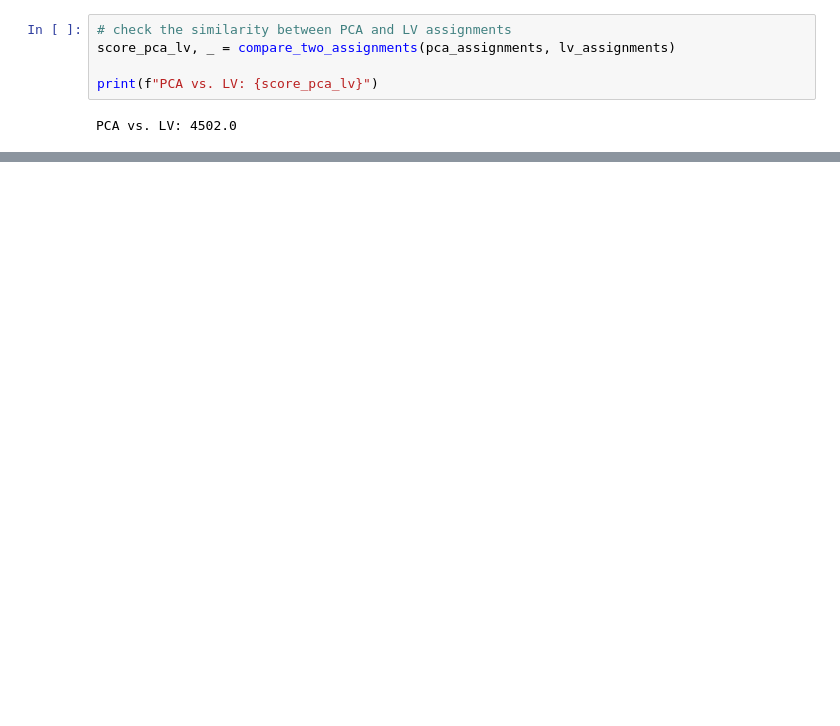
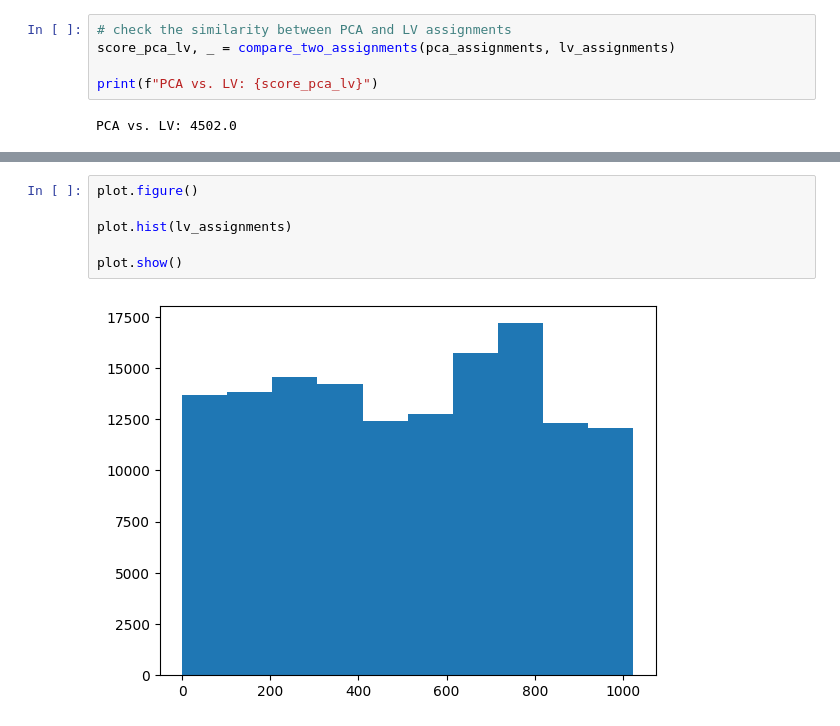
Before and after one commit to sc4224/flywrite, a Jupyter notebook: cluster_similarity_test.ipynb, the cells around one changed output, grey strips where cells are left out. Cells and saved outputs as stored; diff of their text form; blank space fills up the shorter version.

```diff
--- a/cluster_similarity_test.ipynb
+++ b/cluster_similarity_test.ipynb
@@ -131,0 +142,8 @@ PCA vs. LV: 4502.0
+# %%
+plot.figure()
+
+plot.hist(lv_assignments)
+
+plot.show()
+# %% [output]
+[figure, added]
```
Also changed, not shown: parts of 7 cells of this notebook, 4 other files.
